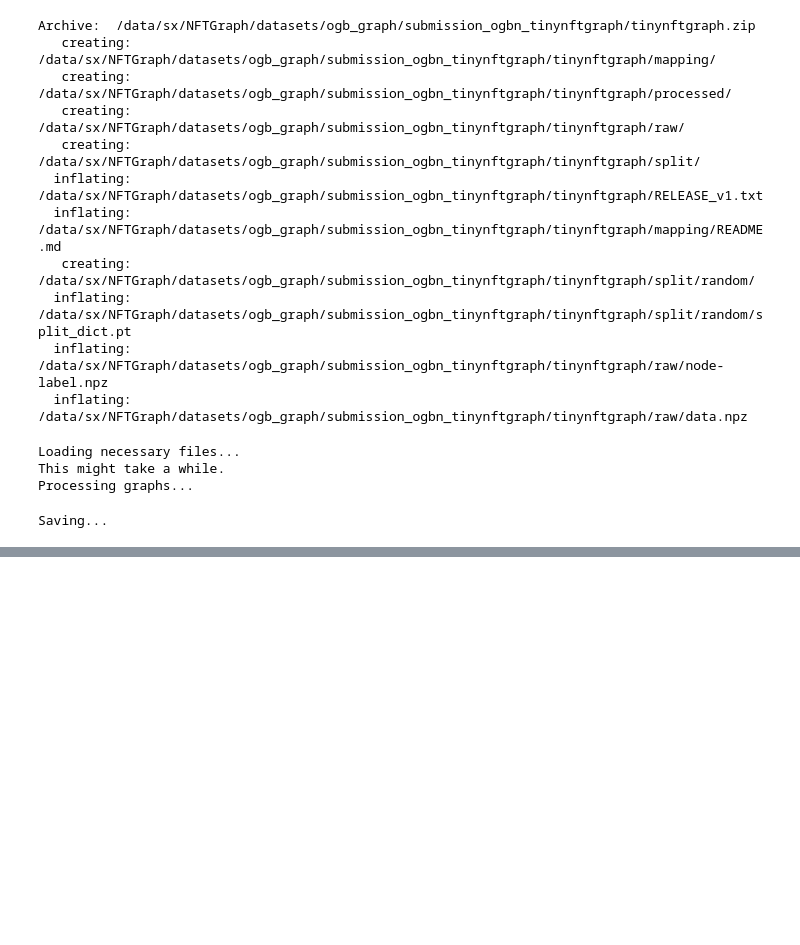
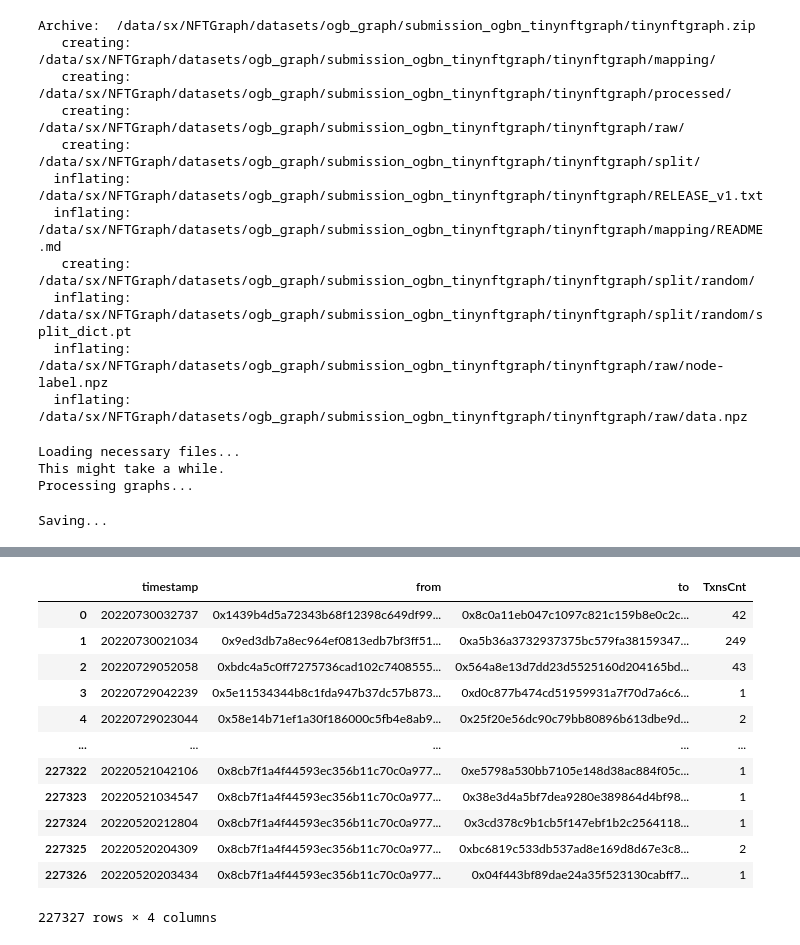
Before and after one commit to AnonymousDataCodeHub/NFTGraph, a Jupyter notebook: datasets/process-tiny.ipynb, the cells around one changed output, grey strips where cells are left out. Drawn from its saved outputs; the diff is of its cells as text; code cells hidden in the pictures; blank space fills up the shorter version.

```diff
--- a/datasets/process-tiny.ipynb
+++ b/datasets/process-tiny.ipynb
@@ -257,0 +602,18 @@ split_edge = dataset.get_idx_split()
+# %%
+tgb_edges = dfedges[['timestamp','from','to','TxnsCnt']]
+# %%
+tgb_edges
+# %% [output]
+|  | timestamp | from | to | TxnsCnt |
+| 0 | 20220730032737 | 0x1439b4d5a72343b68f12398c649df99... | 0x8c0a11eb047c1097c821c159b8e0c2c... | 42 |
+| 1 | 20220730021034 | 0x9ed3db7a8ec964ef0813edb7bf3ff51... | 0xa5b36a3732937375bc579fa38159347... | 249 |
+| 2 | 20220729052058 | 0xbdc4a5c0ff7275736cad102c7408555... | 0x564a8e13d7dd23d5525160d204165bd... | 43 |
+| 3 | 20220729042239 | 0x5e11534344b8c1fda947b37dc57b873... | 0xd0c877b474cd51959931a7f70d7a6c6... | 1 |
+| 4 | 20220729023044 | 0x58e14b71ef1a30f186000c5fb4e8ab9... | 0x25f20e56dc90c79bb80896b613dbe9d... | 2 |
+| ... | ... | ... | ... | ... |
+| 227322 | 20220521042106 | 0x8cb7f1a4f44593ec356b11c70c0a977... | 0xe5798a530bb7105e148d38ac884f05c... | 1 |
+| 227323 | 20220521034547 | 0x8cb7f1a4f44593ec356b11c70c0a977... | 0x38e3d4a5bf7dea9280e389864d4bf98... | 1 |
+| 227324 | 20220520212804 | 0x8cb7f1a4f44593ec356b11c70c0a977... | 0x3cd378c9b1cb5f147ebf1b2c2564118... | 1 |
+| 227325 | 20220520204309 | 0x8cb7f1a4f44593ec356b11c70c0a977... | 0xbc6819c533db537ad8e169d8d67e3c8... | 2 |
+| 227326 | 20220520203434 | 0x8cb7f1a4f44593ec356b11c70c0a977... | 0x04f443bf89dae24a35f523130cabff7... | 1 |
+227327 rows × 4 columns
```
Also changed, not shown: parts of 27 cells of this notebook, 10 other files.
